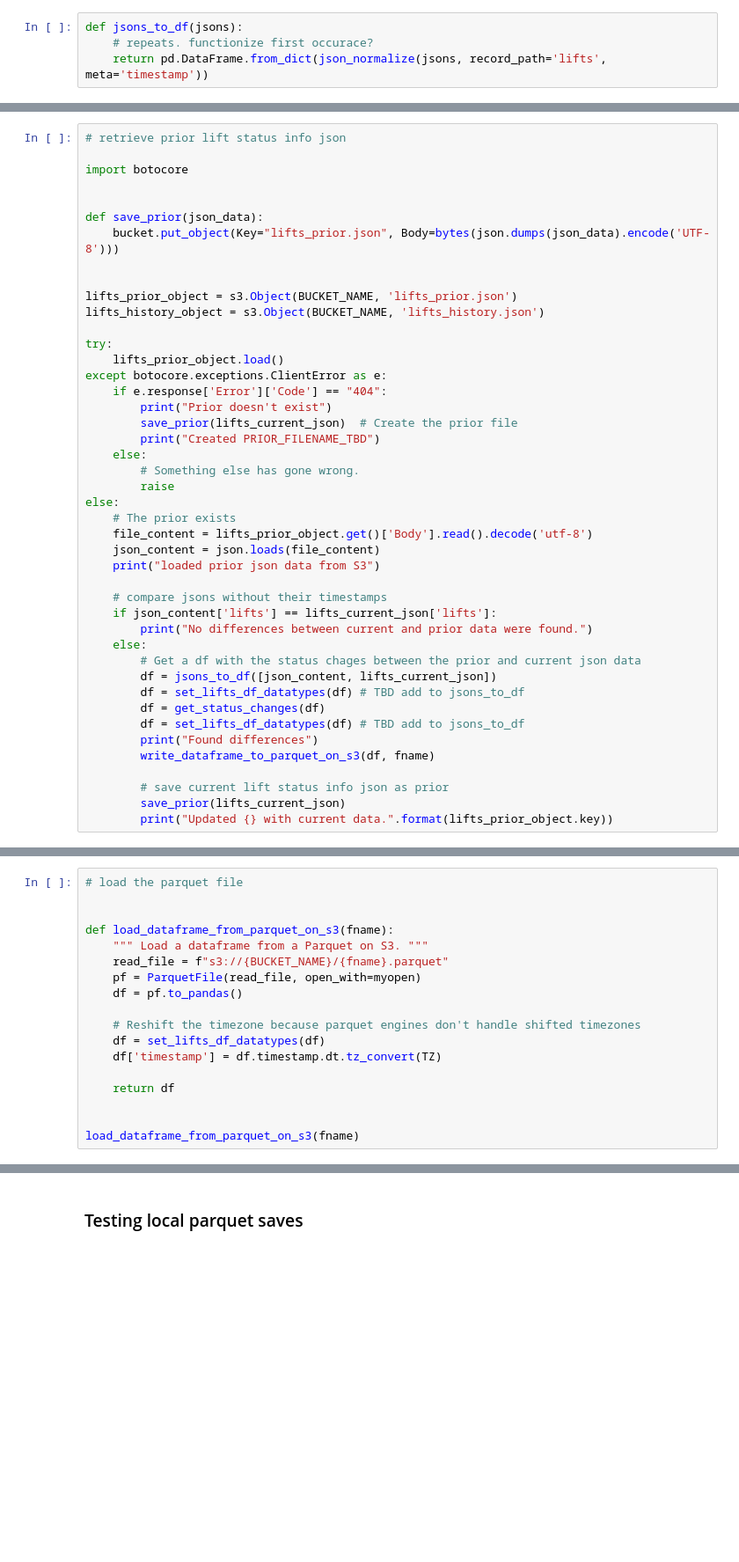
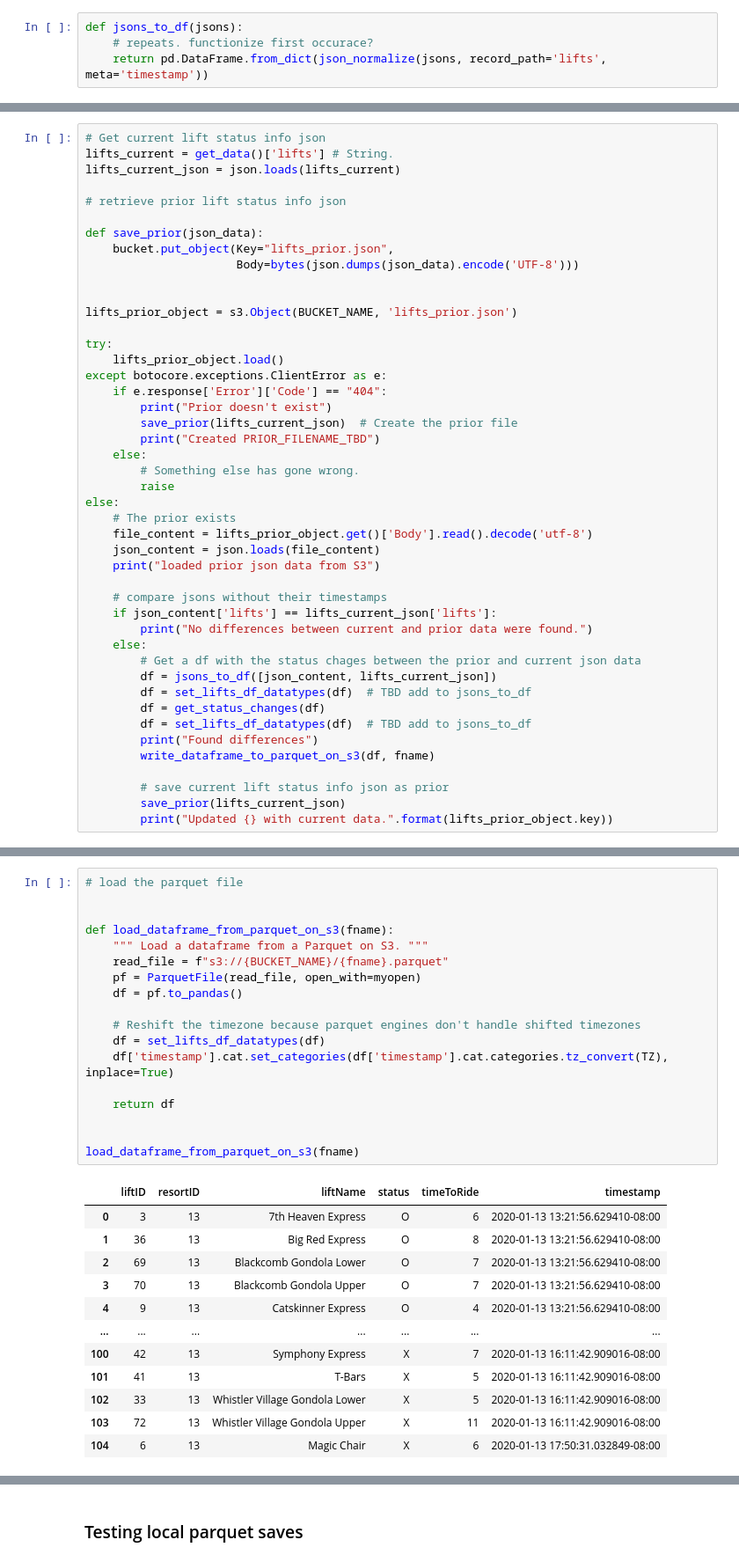
Before and after one commit to Pall-v/snowbot, a Jupyter notebook: process_json.ipynb, the cells around one changed output, grey strips where cells are left out. Shown at 88% size. Saved outputs shown, nothing was run; the diff lists cells and outputs as text; blank space fills up the shorter version.

Commit message:
Datetimes working for load parquet from s3
The timezone is now properly shifted, but they are still categorical.

```diff
--- a/process_json.ipynb
+++ b/process_json.ipynb
@@ -363,15 +352,16 @@ lifts_current_json = json.loads(lifts_current)
 # %%
+# Get current lift status info json
+lifts_current = get_data()['lifts'] # String.
+lifts_current_json = json.loads(lifts_current)
+
 # retrieve prior lift status info json
 
-import botocore
-
-
 def save_prior(json_data):
-    bucket.put_object(Key="lifts_prior.json", Body=bytes(json.dumps(json_data).encode('UTF-8')))
+    bucket.put_object(Key="lifts_prior.json",
+                      Body=bytes(json.dumps(json_data).encode('UTF-8')))
 
 
 lifts_prior_object = s3.Object(BUCKET_NAME, 'lifts_prior.json')
-lifts_history_object = s3.Object(BUCKET_NAME, 'lifts_history.json')
 
 try:
     lifts_prior_object.load()
@@ -395,9 +385,9 @@ else:
     else:
         # Get a df with the status chages between the prior and current json data
         df = jsons_to_df([json_content, lifts_current_json])
-        df = set_lifts_df_datatypes(df) # TBD add to jsons_to_df
+        df = set_lifts_df_datatypes(df)  # TBD add to jsons_to_df
         df = get_status_changes(df)
-        df = set_lifts_df_datatypes(df) # TBD add to jsons_to_df
+        df = set_lifts_df_datatypes(df)  # TBD add to jsons_to_df
         print("Found differences")
         write_dataframe_to_parquet_on_s3(df, fname)
 
@@ -413,19 +403,31 @@ Updated lifts_prior.json with current data.
 # %%
 # load the parquet file
 
 
 def load_dataframe_from_parquet_on_s3(fname):
     """ Load a dataframe from a Parquet on S3. """
     read_file = f"s3://{BUCKET_NAME}/{fname}.parquet"
     pf = ParquetFile(read_file, open_with=myopen)
     df = pf.to_pandas()
 
     # Reshift the timezone because parquet engines don't handle shifted timezones
     df = set_lifts_df_datatypes(df)
-    df['timestamp'] = df.timestamp.dt.tz_convert(TZ)
+    df['timestamp'].cat.set_categories(df['timestamp'].cat.categories.tz_convert(TZ), inplace=True)
 
     return df
 
 
 load_dataframe_from_parquet_on_s3(fname)
 # %% [output]
+|  | liftID | resortID | liftName | status | timeToRide | timestamp |
+| 0 | 3 | 13 | 7th Heaven Express | O | 6 | 2020-01-13 13:21:56.629410-08:00 |
+| 1 | 36 | 13 | Big Red Express | O | 8 | 2020-01-13 13:21:56.629410-08:00 |
+| 2 | 69 | 13 | Blackcomb Gondola Lower | O | 7 | 2020-01-13 13:21:56.629410-08:00 |
+| 3 | 70 | 13 | Blackcomb Gondola Upper | O | 7 | 2020-01-13 13:21:56.629410-08:00 |
+| 4 | 9 | 13 | Catskinner Express | O | 4 | 2020-01-13 13:21:56.629410-08:00 |
+| ... | ... | ... | ... | ... | ... | ... |
+| 100 | 42 | 13 | Symphony Express | X | 7 | 2020-01-13 16:11:42.909016-08:00 |
+| 101 | 41 | 13 | T-Bars | X | 5 | 2020-01-13 16:11:42.909016-08:00 |
+| 102 | 33 | 13 | Whistler Village Gondola Lower | X | 5 | 2020-01-13 16:11:42.909016-08:00 |
+| 103 | 72 | 13 | Whistler Village Gondola Upper | X | 11 | 2020-01-13 16:11:42.909016-08:00 |
+| 104 | 6 | 13 | Magic Chair | X | 6 | 2020-01-13 17:50:31.032849-08:00 |
```
Also changed, not shown: parts of 11 cells of this notebook.
